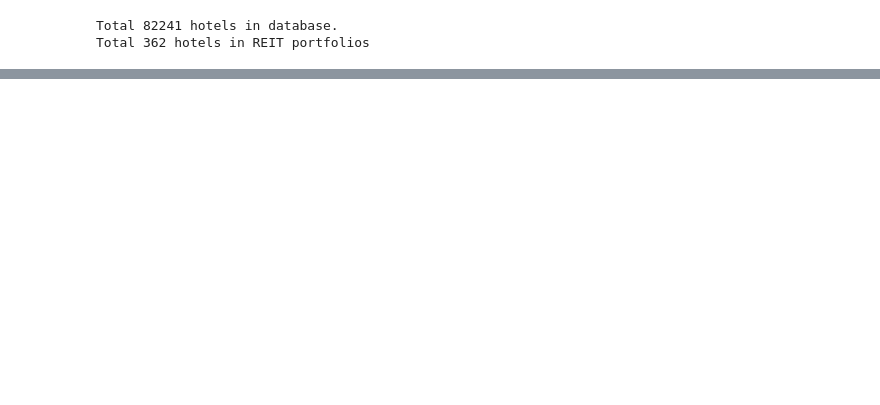
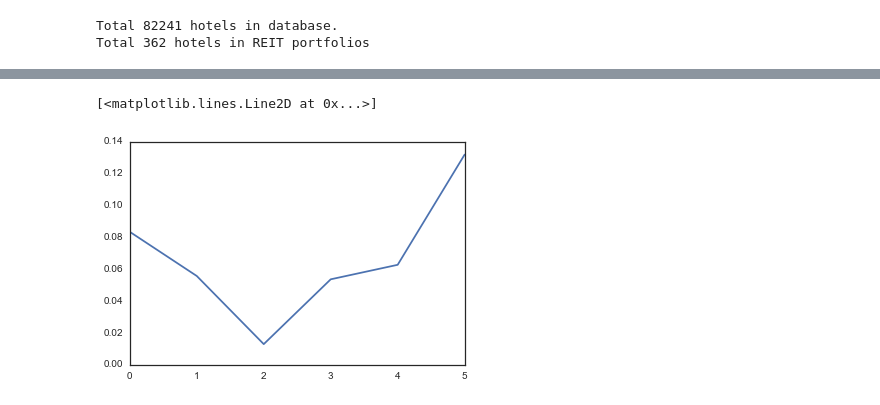
Before and after one commit to MaxwellLZH/BigByteInsight, a Jupyter notebook: HomeChallenge/r2/Geo_plotting.ipynb, the cells around one changed output, grey strips where cells are left out. Drawn from its saved outputs; the diff is of its cells as text; code cells hidden in the pictures; blank space fills up the shorter version.

```diff
--- a/HomeChallenge/r2/Geo_plotting.ipynb
+++ b/HomeChallenge/r2/Geo_plotting.ipynb
@@ -42,0 +97,22 @@ u'Georgia'
+# %%
+#CA is by far the most dominant state, let's visualize it's price change
+#price = pd.read_sql_query('select * from hotel_trip_prices_yy_min', engine, parse_dates='myDate')
+#price = price.merge(reit, how='inner', on='hotel_id').drop(['id_x', 'id_y', 'City', 'Zip', 'Latitude', 'Longitude'], axis=1)
+
+state = 'CA'
+def quarter_change_by_state(state):
+    price_state = price[price['State'] == state]
+    price_state = price_state.groupby('myDate', as_index=False)['yy_change'].agg({'avg_change':np.mean})
+
+    quarter_change = []
+    for i in range(len(quarter_interval) -1):
+                change = price_state[(price_state['myDate'] > quarter_interval[i]) &
+                                        (price_state['myDate'] <= quarter_interval[i+1])].avg_change.mean()
+                quarter_change.append(change)
+    return quarter_change
+
+FL = quarter_change_by_state('FL')
+plt.plot(FL)
+# %% [output]
+[<matplotlib.lines.Line2D at 0x...>]
+[figure, added]
```
Also changed, not shown: parts of 9 cells of this notebook.
